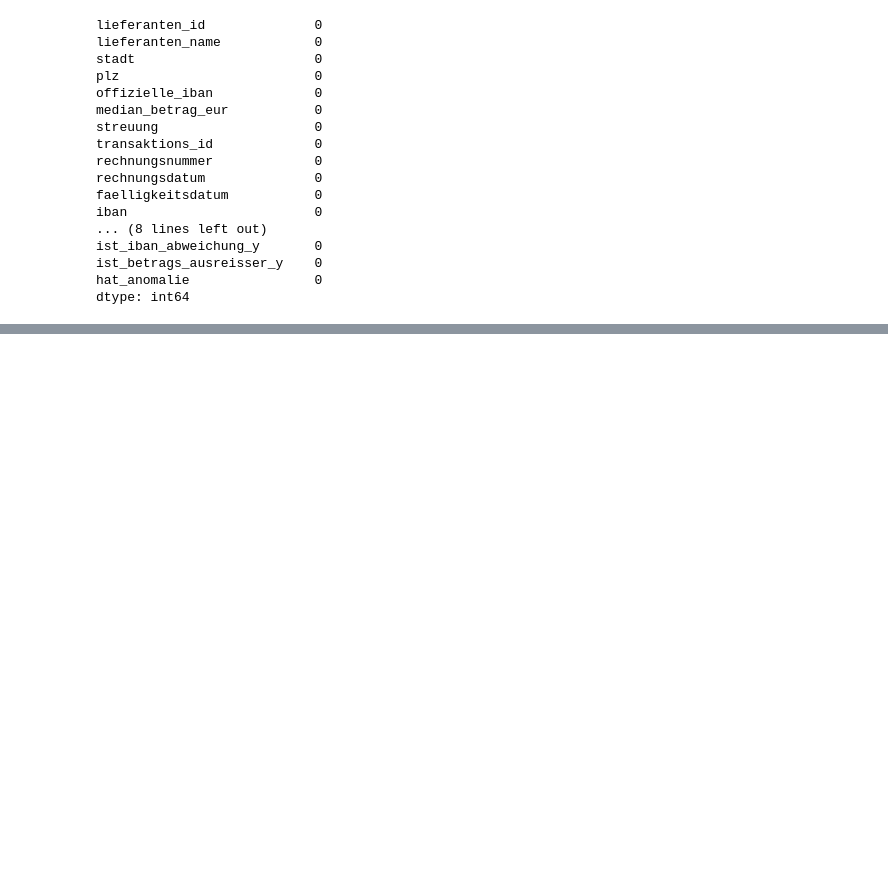
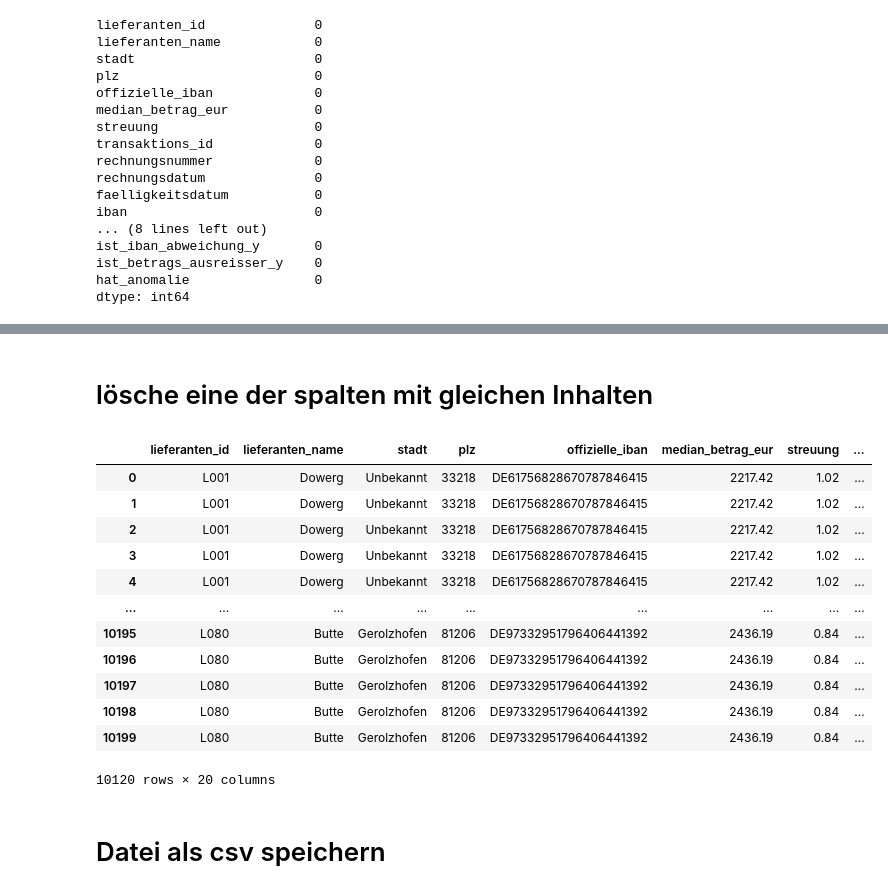
Before and after one commit to hega29/Portfolio, a Jupyter notebook: src/portfolioprojekte/join_tabellen_analyse.ipynb, the cells around one changed output, grey strips where cells are left out. Saved outputs shown, nothing was run; the diff lists cells and outputs as text; code cells hidden in the pictures; blank space fills up the shorter version.

```diff
--- a/src/portfolioprojekte/join_tabellen_analyse.ipynb
+++ b/src/portfolioprojekte/join_tabellen_analyse.ipynb
@@ -131 +185,25 @@ for col in df_joined.columns:
+# %% [markdown]
+# lösche eine der spalten mit gleichen Inhalten
+# %%
+
+column_to_loeschen = ['ist_duplikat_kopie_x', 'ist_iban_abweichung_x', 'ist_betrags_ausreisser_x']
+df_joined = df_joined.drop(columns=column_to_loeschen, errors='ignore')
+# %%
+df_joined
+# %% [output]
+|  | lieferanten_id | lieferanten_name | stadt | plz | offizielle_iban | median_betrag_eur | streuung | ... |
+| 0 | L001 | Dowerg | Unbekannt | 33218 | DE61756828670787846415 | 2217.42 | 1.02 | ... |
+| 1 | L001 | Dowerg | Unbekannt | 33218 | DE61756828670787846415 | 2217.42 | 1.02 | ... |
+| 2 | L001 | Dowerg | Unbekannt | 33218 | DE61756828670787846415 | 2217.42 | 1.02 | ... |
+| 3 | L001 | Dowerg | Unbekannt | 33218 | DE61756828670787846415 | 2217.42 | 1.02 | ... |
+| 4 | L001 | Dowerg | Unbekannt | 33218 | DE61756828670787846415 | 2217.42 | 1.02 | ... |
+| ... | ... | ... | ... | ... | ... | ... | ... | ... |
+| 10195 | L080 | Butte | Gerolzhofen | 81206 | DE97332951796406441392 | 2436.19 | 0.84 | ... |
+| 10196 | L080 | Butte | Gerolzhofen | 81206 | DE97332951796406441392 | 2436.19 | 0.84 | ... |
+| 10197 | L080 | Butte | Gerolzhofen | 81206 | DE97332951796406441392 | 2436.19 | 0.84 | ... |
+| 10198 | L080 | Butte | Gerolzhofen | 81206 | DE97332951796406441392 | 2436.19 | 0.84 | ... |
+| 10199 | L080 | Butte | Gerolzhofen | 81206 | DE97332951796406441392 | 2436.19 | 0.84 | ... |
+10120 rows × 20 columns
+# %% [markdown]
+# Datei als csv speichern
 # %%
```
Also changed, not shown: parts of 27 cells of this notebook, 3 other files.
